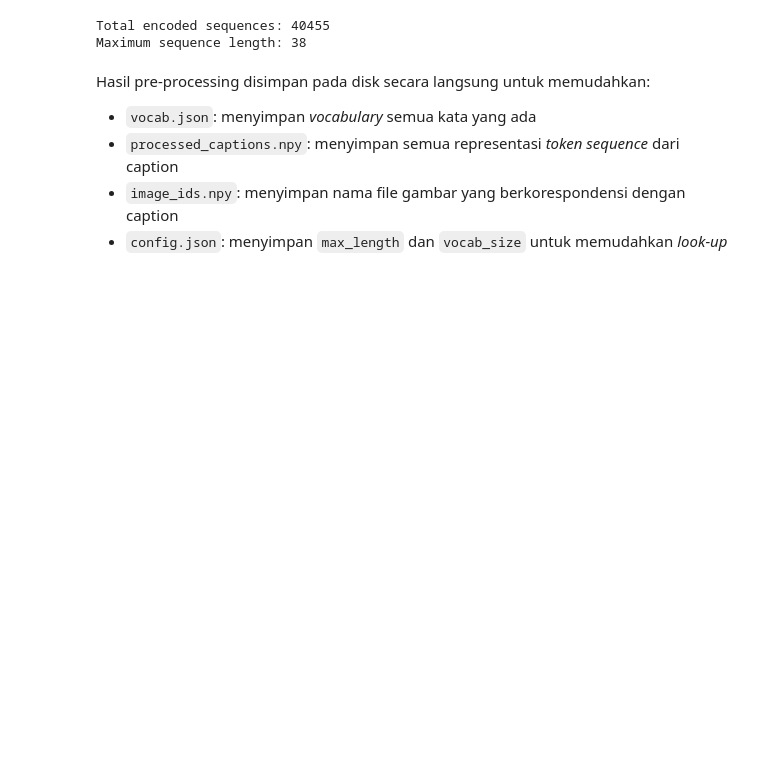
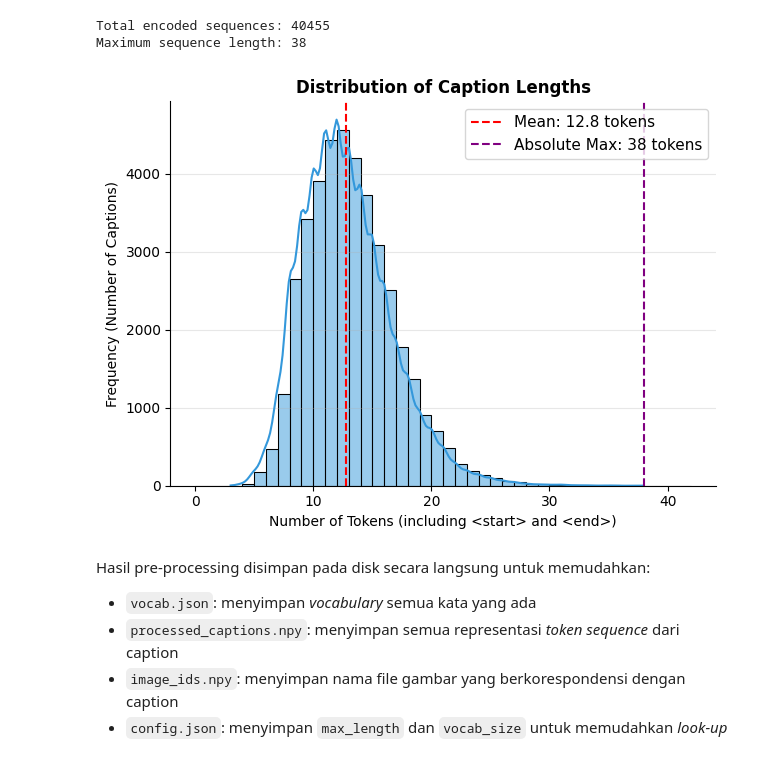
Before and after one commit to timoruslim/Tubes2_AnakRudyKusdiantara, a Jupyter notebook: src/2_rnn_image_captioning/02_caption_preprocessing.ipynb, the cells around one changed output. Cells and saved outputs as stored; diff of their text form; code cells hidden in the pictures; blank space fills up the shorter version.

```diff
--- a/src/2_rnn_image_captioning/02_caption_preprocessing.ipynb
+++ b/src/2_rnn_image_captioning/02_caption_preprocessing.ipynb
@@ -72,6 +115,29 @@ print(f"Maximum sequence length: {max_length}")
 # %% [output]
 Total encoded sequences: 40455
 Maximum sequence length: 38
+# %%
+sequence_lengths = [len(seq) for seq in encoded_sequences]
+
+mean_len = np.mean(sequence_lengths)
+max_len = np.max(sequence_lengths)
+
+sns.histplot(sequence_lengths, bins=range(0, max_len + 5), kde=True, color='#3498db', edgecolor='black')
+
+plt.axvline(mean_len.item(), color='red', linestyle='--', label=f'Mean: {mean_len:.1f} tokens')
+plt.axvline(max_len, color='purple', linestyle='--', label=f'Absolute Max: {max_len} tokens')
+
+plt.title('Distribution of Caption Lengths', fontweight='bold')
+plt.xlabel('Number of Tokens (including <start> and <end>)')
+plt.ylabel('Frequency (Number of Captions)')
+plt.legend(fontsize=11)
+plt.grid(axis='y', alpha=0.3)
+
+sns.despine()
+
+plt.tight_layout()
+plt.show()
+# %% [output]
+[figure, added]
 # %% [markdown]
 Hasil pre-processing disimpan pada disk secara langsung untuk memudahkan:
 - `vocab.json`: menyimpan *vocabulary* semua kata yang ada
```
Also changed, not shown: parts of 3 cells of this notebook.
